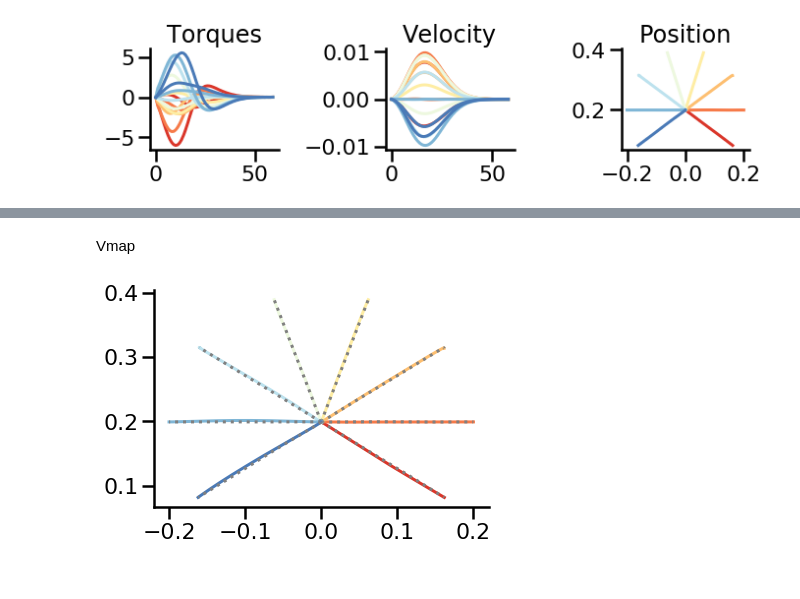
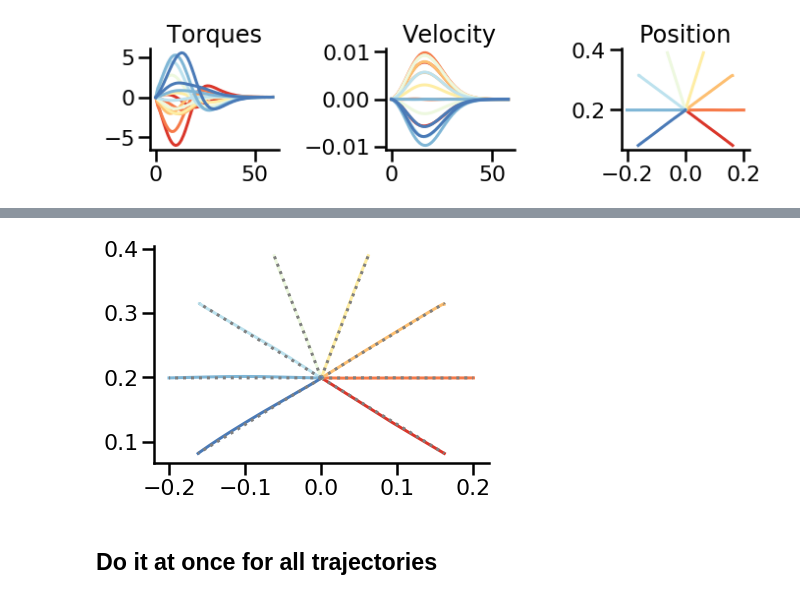
Before and after one commit to JoramKeijser/iLQR-jax, a Jupyter notebook: notebooks/ilqr.ipynb, the cells around one changed output, grey strips where cells are left out. Drawn from its saved outputs; the diff is of its cells as text; code cells hidden in the pictures.

Commit message:
Rerun notebook using vmapped arm position

```diff
--- a/notebooks/ilqr.ipynb
+++ b/notebooks/ilqr.ipynb
@@ -501,11 +48,0 @@ Beter: vmap forward & backward. Then keep track of individual traces. Increase r
-# %%
-for i in range(8):
-    x0 = d['states'][i,0]
-    target_trj = d['states'][i,:,:2]
-    x_trj_new, u_trj_new, cost_trace = run_ilqr(x0, target_trj, None, 10, regu, lmbda)
-
-    y_trj_new = arm_model.get_position_trj(x_trj_new)
-    plt.plot(y_trj_new[:,0], y_trj_new[:,1])
-    y_target = arm_model.get_position_trj(d['states'][i])
-    plt.plot(y_target[:,0], y_target[:,1],":", color='gray')
-sns.despine()
@@ -527,8 +48,0 @@ lmbda = 1e-2
-# %%
-for i in range(8):
-    x_trj_new, u_trj_new, cost_trace = run_ilqr(x0[i], target_trj[i,:,:2], None, 10, regu, lmbda)
-    y_trj_new = arm_model.get_position_trj(x_trj_new)
-    plt.plot(y_trj_new[:,0], y_trj_new[:,1])
-    y_target = arm_model.get_position_trj(d['states'][i])
-    plt.plot(y_target[:,0], y_target[:,1],":", color='gray')
-sns.despine()
@@ -537,18 +48,0 @@ sns.despine()
-# %% [markdown]
-Vmap
-# %%
-run_ilqr_batch = vmap(run_ilqr, (0, 0, 0, None, None, None))
-x_trj_new, u_trj_new, cost_trace = run_ilqr_batch(x0, target_trj[:,:,:2], None, 10, regu, lmbda)
-# %%
-get_position_batch  = vmap(arm_model.get_position_trj)
-y_trj_new = get_position_batch(x_trj_new)
-y_target = get_position_batch(d['states'])
-# %%
-for i in range(8):
-    #y_trj_new = arm_model.get_position_trj(x_trj_new[i])
-    plt.plot(y_trj_new[i, :,0], y_trj_new[i, :,1])
-    #y_target = arm_model.get_position_trj(d['states'][i])
-    plt.plot(y_target[i, :,0], y_target[i, :,1],":", color='gray')
-sns.despine()
-# %% [output]
-[figure, removed]
@@ -554,0 +58,12 @@ sns.despine()
+# %%
+for i in range(8):
+    x_trj_new, u_trj_new, cost_trace = ilqr_arm.run_ilqr(x0[i], target_trj[i,:,:2], None, 10, regu, lmbda)
+    y_trj_new = arm_model.get_position_trj(x_trj_new)
+    plt.plot(y_trj_new[:,0], y_trj_new[:,1])
+    y_target = arm_model.get_position_trj(d['states'][i])
+    plt.plot(y_target[:,0], y_target[:,1],":", color='gray')
+sns.despine()
+# %% [output]
+[figure, added]
+# %% [markdown]
+## Do it at once for all trajectories
```
Also changed, not shown: parts of 52 cells of this notebook.
